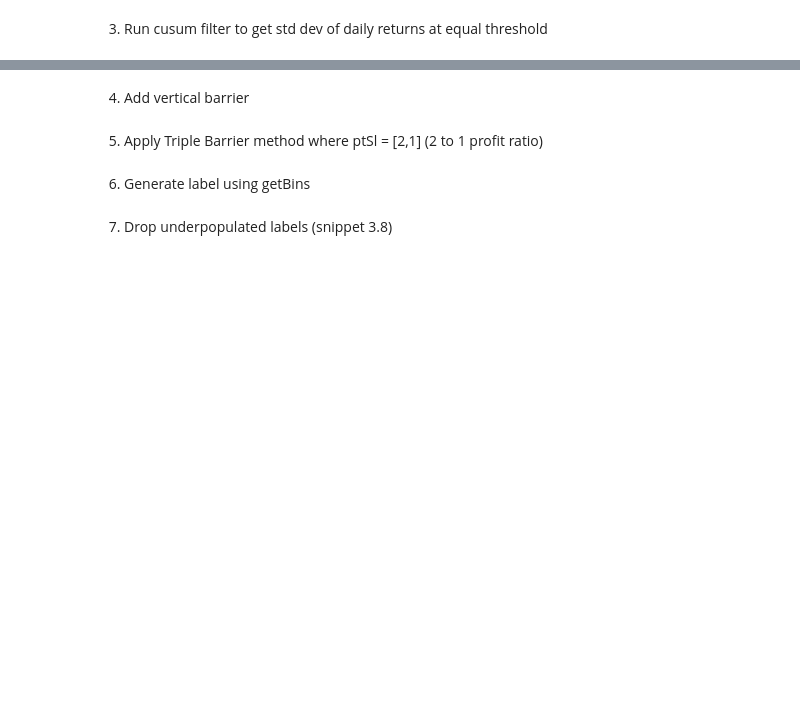
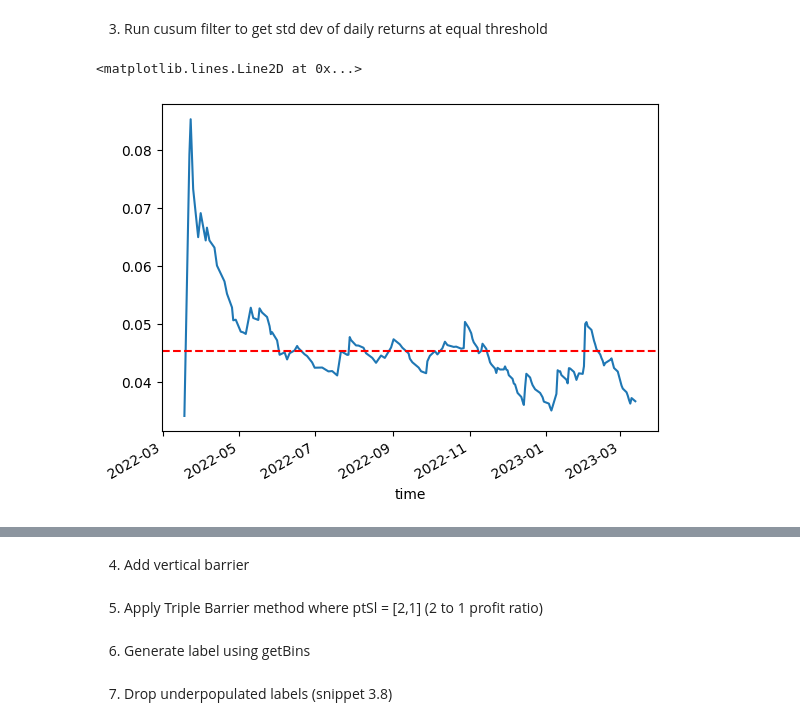
Before and after one commit to waikho/MADS_Capstone, a Jupyter notebook: Labeling.ipynb, the cells around one changed output, grey strips where cells are left out. Saved outputs shown, nothing was run; the diff lists cells and outputs as text; code cells hidden in the pictures; blank space fills up the shorter version.

Commit message:
updated dollar bar, working on vertical barrier

```diff
--- a/Labeling.ipynb
+++ b/Labeling.ipynb
@@ -96,0 +36,9 @@ df_dollarbar.tail(30)
+# %%
+_df = df.reset_index()
+trades = _df[['Date', 'Adj Close', 'Volume']].to_numpy()
+# %%
+# define the dollar value to sample the data
+frequency = _df.Volume.mean()*20
+
+# generate the dollar bars
+ans = bars.generate_dollarbars(trades, frequency=frequency)
@@ -100,0 +54,11 @@ df_dollarbar.tail(30)
+# %%
+dailyVolitility = getDailyVol(ans.close, span=50)
+# %%
+# show volitility over time
+
+f,ax=plt.subplots()
+dailyVolitility.plot(ax=ax)
+ax.axhline(dailyVolitility.mean(),ls='--',color='r')
+# %% [output]
+<matplotlib.lines.Line2D at 0x...>
+[figure, added]
```
Also changed, not shown: parts of 13 cells of this notebook, 5 other files.
